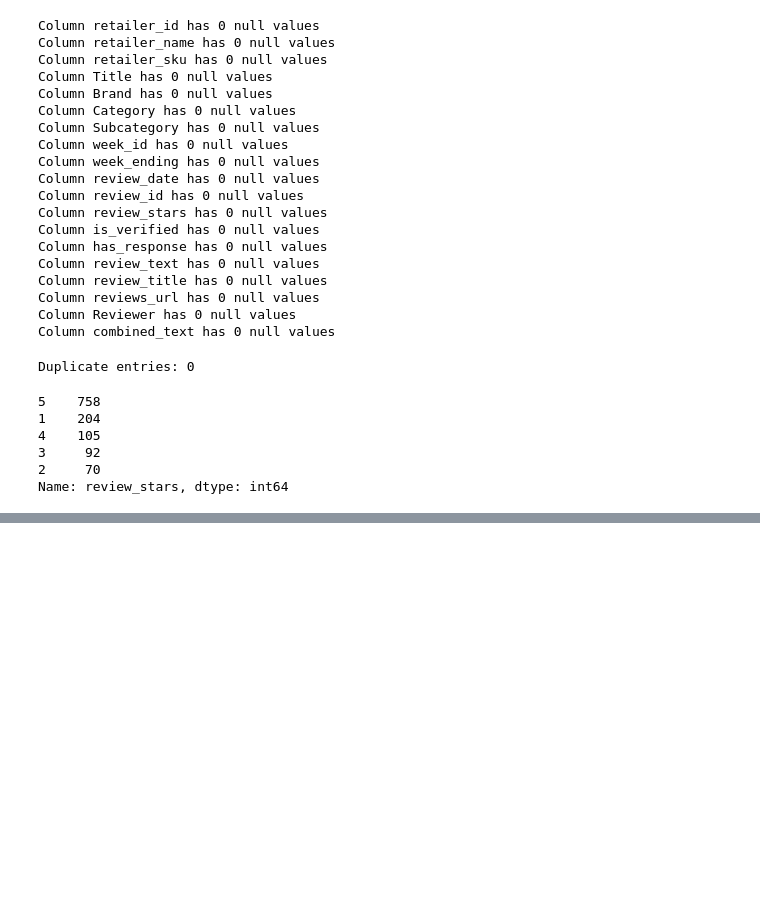
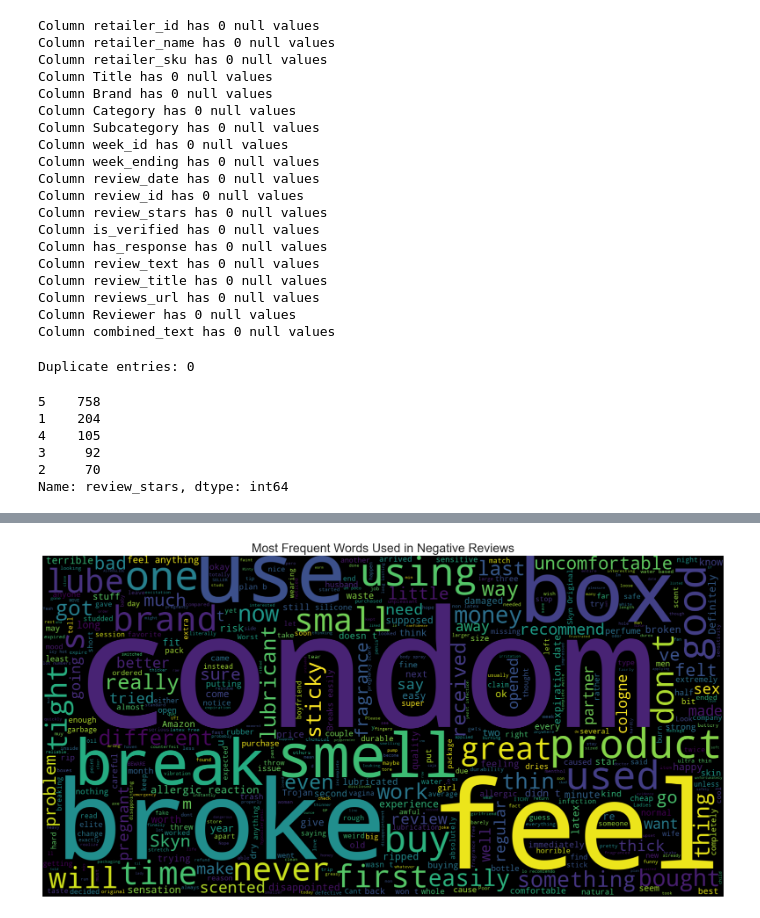
Before and after one commit to krc31182/Amazon-Reviews, a Jupyter notebook: Clean Data & Export to cvs.ipynb, the cells around one changed output, grey strips where cells are left out. Saved outputs shown, nothing was run; the diff lists cells and outputs as text; code cells hidden in the pictures; blank space fills up the shorter version.

```diff
--- a/Clean Data & Export to cvs.ipynb
+++ b/Clean Data & Export to cvs.ipynb
@@ -208,0 +235,12 @@ df.to_csv('Resources/machine_learning.csv', index=False)
+# %%
+negative_reviews = df[df.target == 0]
+# %%
+text = ' '.join([word for word in negative_reviews['combined_text']])
+plt.figure(figsize=(20,15), facecolor='None')
+wordcloud = WordCloud(max_words=500, width=1600, height=800).generate(text)
+plt.imshow(wordcloud, interpolation='bilinear')
+plt.axis('off')
+plt.title('Most Frequent Words Used in Negative Reviews', fontsize=20)
+plt.show()
+# %% [output]
+[figure, added]
```
Also changed, not shown: parts of 25 cells of this notebook.
